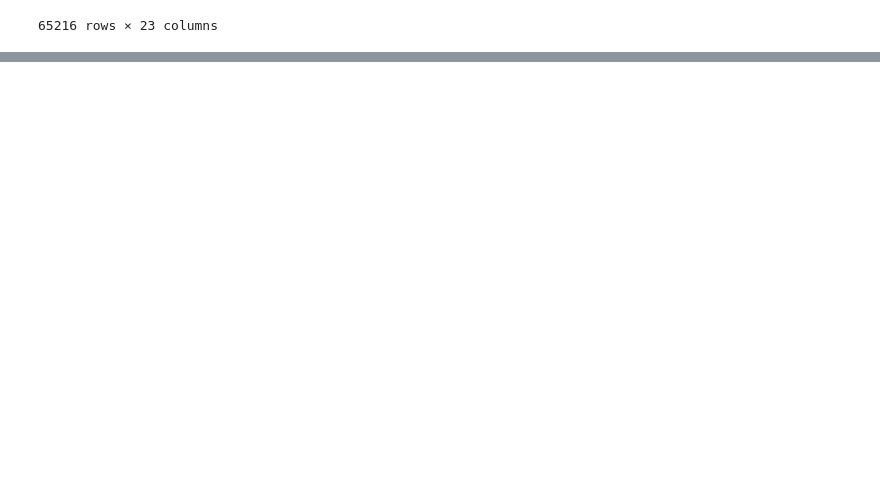
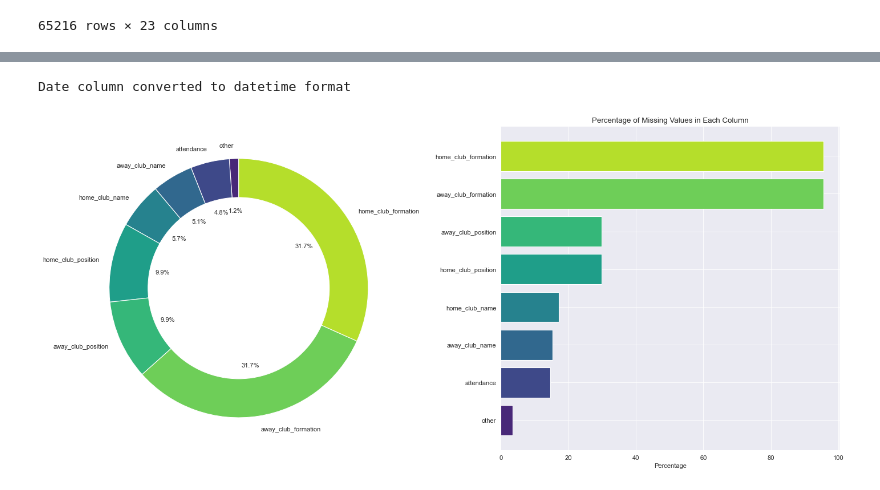
Before and after one commit to B-u-b-y/Jupiter-Notebooks, a Jupyter notebook: notebooks/games.ipynb, the cells around one changed output, grey strips where cells are left out. Drawn from its saved outputs; the diff is of its cells as text; code cells hidden in the pictures; blank space fills up the shorter version.

```diff
--- a/notebooks/games.ipynb
+++ b/notebooks/games.ipynb
@@ -55,3 +57,49 @@ This document provides a description of the dataset containing information about
 ## Conclusion
 
 This dataset provides comprehensive information on various matches, making it useful for analysis in areas such as performance evaluation, attendance trends, and competition insights.
+# %%
+# Check if the format of the date column is datetime or object, it's converted to datetime if it's in object format to be able to work with it
+if df['date'].dtype == 'object':
+    # Convert the date column to datetime format
+    df['date'] = pd.to_datetime(df['date'])
+    print('Date column converted to datetime format')
+else:
+    print('Date column is already in datetime format')
+# %% [output]
+Date column converted to datetime format
+# %%
+fig, axs = plt.subplots(1, 2, figsize=(18, 8), dpi=80)
+
+# Calculate the percentage of missing values for each column
+missing_data = df.isnull().mean() * 100
+
+# Separate columns with missing values greater than 2% and those less than or equal to 2%
+filtered_missing_data = missing_data[missing_data > 2].sort_values(ascending=True)
+other_missing_data = missing_data[missing_data <= 2].sum()
+
+# Add the "other" category for columns with missing values <= 2%
+filtered_missing_data['other'] = other_missing_data
+
+# Sort the data in ascending order to display the missing data in a more readable format
+filtered_missing_data.sort_values(ascending=True, inplace=True)
+
+# Pie chart for missing data
+axs[0].pie(filtered_missing_data, labels=filtered_missing_data.index, autopct='%1.1f%%', startangle=90,
+           colors=sns.color_palette('viridis', len(filtered_missing_data)))
+
+# Add a center circle for the donut chart
+center_circle = plt.Circle((0, 0), 0.70, fc='white')
+axs[0].add_artist(center_circle)
+
+# Horizontal bar chart for missing data greater than 2%
+axs[1].barh(filtered_missing_data.index, filtered_missing_data.values, color=sns.color_palette('viridis', len(filtered_missing_data)))
+axs[1].set_title('Percentage of Missing Values in Each Column')
+axs[1].set_xlabel('Percentage')
+
+# Adjust layout to prevent overlap
+plt.tight_layout()
+
+# Show the plot
+plt.show()
+# %% [output]
+[figure, added]
```
Also changed, not shown: parts of 18 cells of this notebook.
